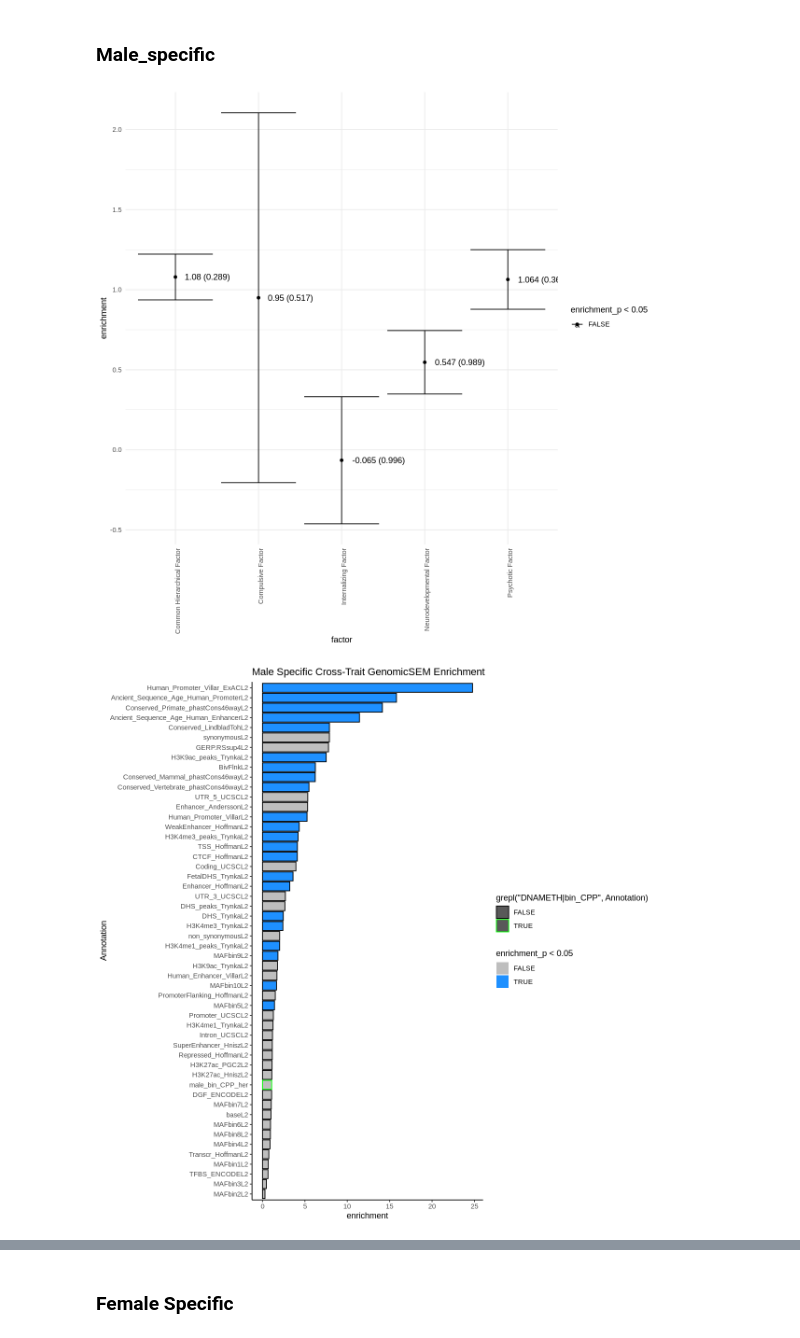
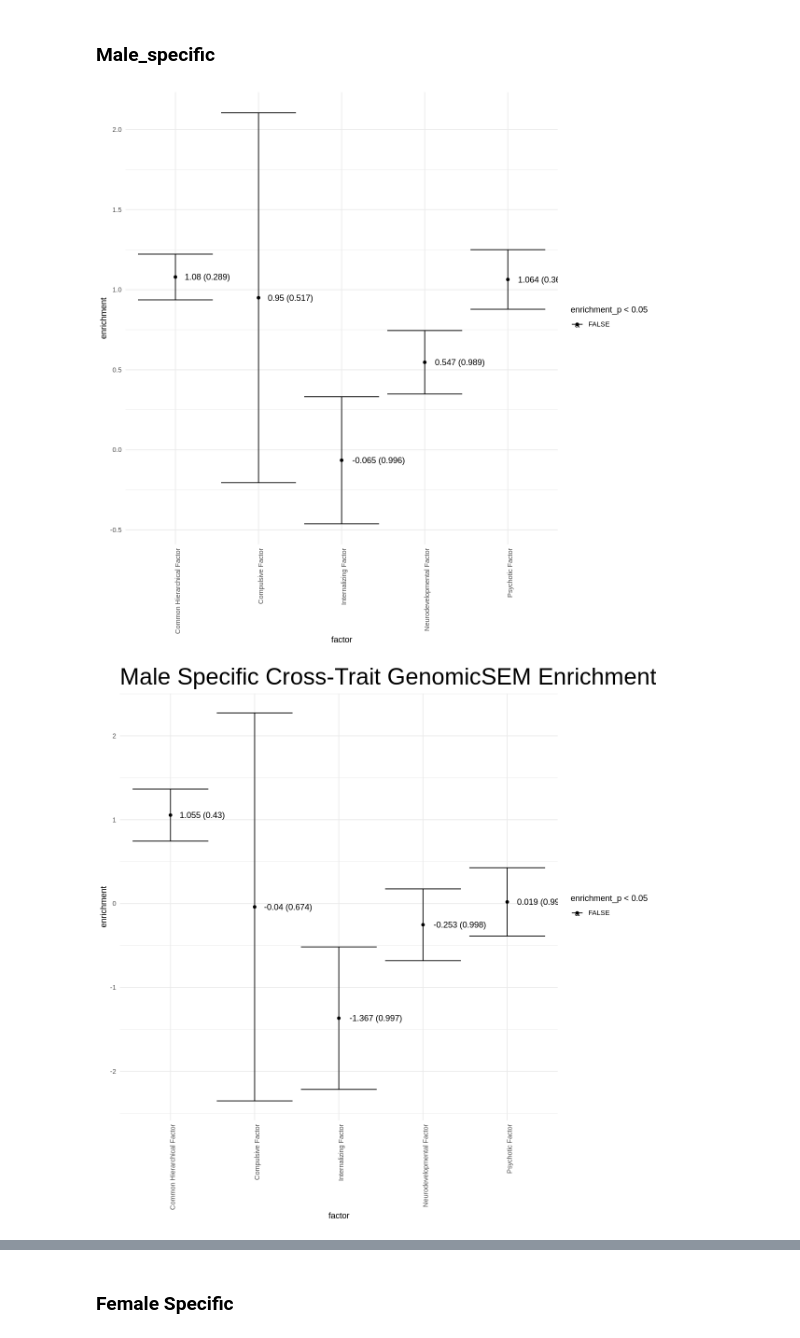
Before and after one commit to wilcas/sex_specific_mQTL, a Jupyter notebook: delahaye_mQTL_analyses/genomic_SEM.ipynb, the cells around one changed output, grey strips where cells are left out. Cells and saved outputs as stored; diff of their text form; code cells hidden in the pictures.

Commit message:
stratified genomic SEM updated with fixed reference LD scores and joint estimation, figures for LDSC updated

```diff
--- a/delahaye_mQTL_analyses/genomic_SEM.ipynb
+++ b/delahaye_mQTL_analyses/genomic_SEM.ipynb
@@ -326,6 +326,9 @@ saveRDS(SLDSCoutput_marginal,"SLDSCoutput_cord_mqtl_her.RDS")
 library(pheatmap)
 SLDSCoutput_sex_interaction <- readRDS("../data/SLDSCoutput_sex_interaction_bin_CPP_her.RDS")
 SLDSCoutput_marginal <- readRDS("../data/SLDSCoutput_marginal_bin_CPP_her.RDS")
+SLDSCoutput_sex_specific <- readRDS("../data/SLDSCoutput_sex_specific_shared.RDS")
+SLDSCoutput_sex_stratified <- readRDS("../data/SLDSCoutput_sex_stratified_shared.RDS")
+
 tmp_cov <- SLDSCoutput_sex_interaction$S$`/scratch/st-dennisjk-1/wcasazza/1000G_phase3_ldsc/single_delahaye_annotations/sex_interaction_bin_CPP_her`
 rownames(tmp_cov) <- colnames(tmp_cov)
 pheatmap(tmp_cov)
@@ -817,49 +750,58 @@ if(file.exists("male_enrich_bin_CPP_her.RDS")){
 # %%
 rbindlist(male_enrich_bin_CPP) %>%
     filter(Annotation == group) %>%
         ggplot(
             aes(
                 factor,
                 enrichment,
                 ymin=enrichment - se,
                 ymax = enrichment +se,
                 color = enrichment_p < 0.05,
                 label = glue("{round(enrichment,3)} ({round(enrichment_p,3)})")
             )
         )+
             geom_text(hjust=-.2)+
             geom_point() +
             geom_errorbar()+
             scale_color_manual(values= c("black","red"))+
             theme_minimal()+
             theme(axis.text.x=element_text(angle=90,hjust=1,vjust=1))
-# rbindlist(male_specific_enrich_bin_CPP) %>%
-#     filter(Annotation == group) %>%
-#         ggplot(
-#             aes(
-#                 factor,
-#                 enrichment,
-#                 ymin=enrichment - se,
-#                 ymax = enrichment +se,
-#                 color = enrichment_p < 0.05,
-#                 label = glue("{round(enrichment,3)} ({round(enrichment_p,3)})")
-#             )
-#         )+
-#             geom_text(hjust=-.2)+
-#             geom_point() +
-#             geom_errorbar()+
-#             ggtitle("Male Specific Cross-Trait GenomicSEM Enrichment")+
-#             scale_color_manual(values= c("black","red"))+
-#             theme_minimal()+
-#             theme(axis.text.x=element_text(angle=90,hjust=1,vjust=1),plot.title = element_text(size = 30))
+rbindlist(male_specific_enrich_bin_CPP) %>%
+    filter(Annotation == group) %>%
+        ggplot(
+            aes(
+                factor,
+                enrichment,
+                ymin=enrichment - se,
+                ymax = enrichment +se,
+                color = enrichment_p < 0.05,
+                label = glue("{round(enrichment,3)} ({round(enrichment_p,3)})")
+            )
+        )+
+            geom_text(hjust=-.2)+
+            geom_point() +
+            geom_errorbar()+
+            ggtitle("Male Specific Cross-Trait GenomicSEM Enrichment")+
+            scale_color_manual(values= c("black","red"))+
+            theme_minimal()+
+            theme(axis.text.x=element_text(angle=90,hjust=1,vjust=1),plot.title = element_text(size = 30))
 male_enrich_bin_CPP[[5]] %>% mutate(Annotation=fct_reorder(Annotation, enrichment)) %>%
     ggplot(aes(Annotation, enrichment, color = grepl("DNAMETH|bin_CPP",Annotation),fill=enrichment_p < 0.05)) +
         geom_col() +
         theme_classic() +
         coord_flip() +
         ggtitle("Male Specific Cross-Trait GenomicSEM Enrichment")+
         scale_color_manual(values=c("black","green")) +
         scale_fill_manual(values=c("gray","dodgerblue"))
+
+male_specific_enrich_bin_CPP[[5]] %>% mutate(Annotation=fct_reorder(Annotation, enrichment)) %>%
+    ggplot(aes(Annotation, enrichment, color = grepl("DNAMETH|bin_CPP",Annotation),fill=enrichment_p < 0.05)) +
+        geom_col() +
+        theme_classic() +
+        coord_flip() +
+        ggtitle("Male Specific Cross-Trait GenomicSEM Enrichment")+
+        scale_color_manual(values=c("black","green")) +
+        scale_fill_manual(values=c("gray","dodgerblue"))
 # %% [output]
 [figure]
-[figure, old version]
+[figure, new version]
```
Also changed, not shown: parts of 14 cells of this notebook, 6 other files.
